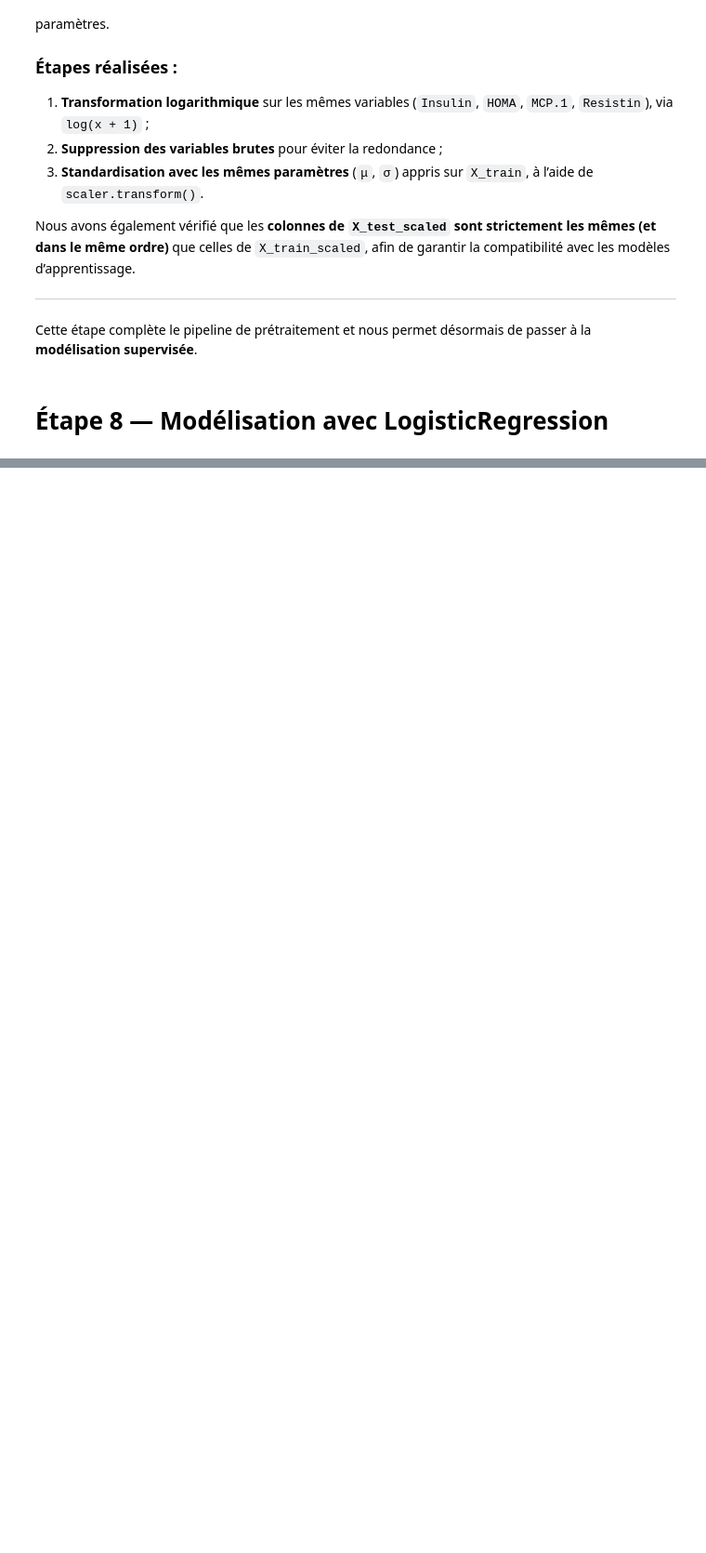
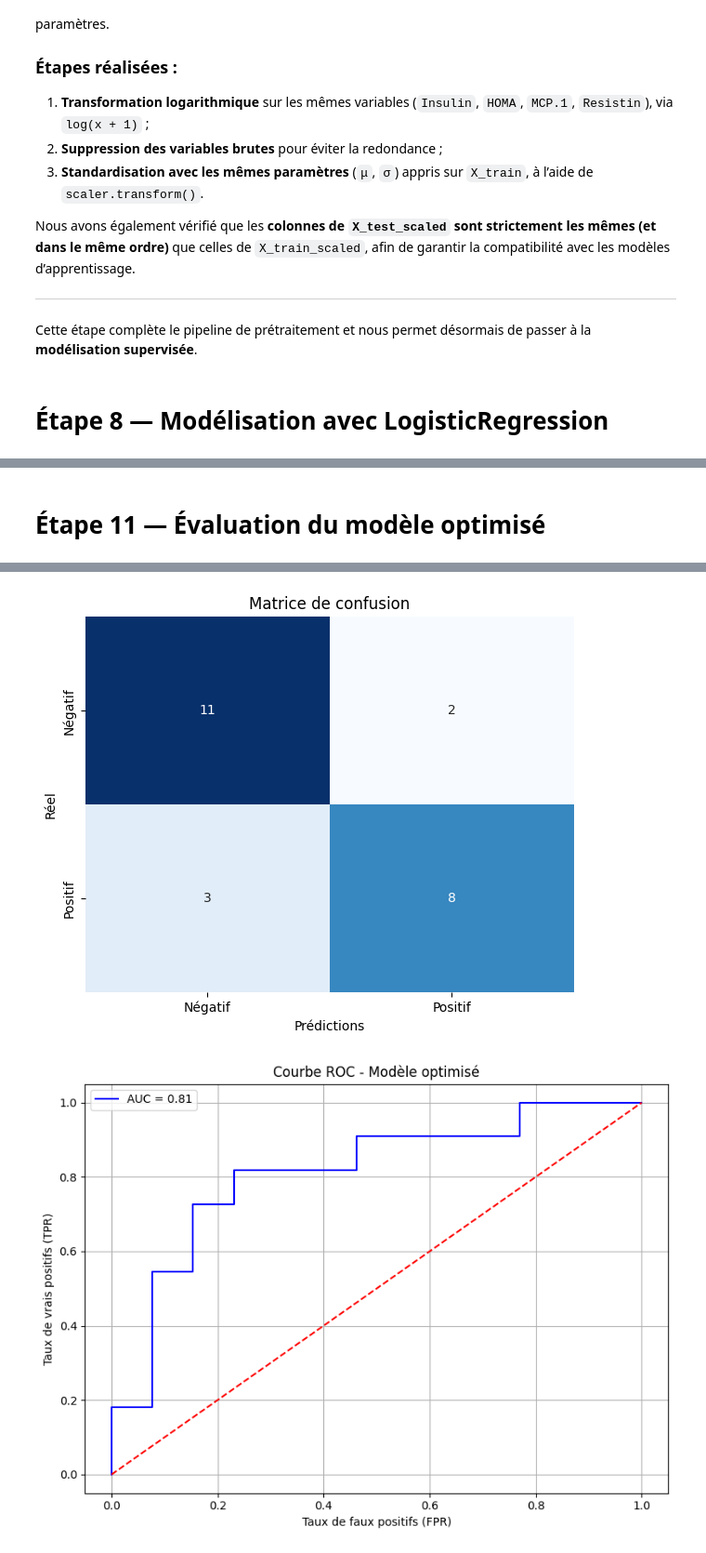
Before and after one commit to ErwanR123/breast-cancer-detection, a Jupyter notebook: logistic_regression.ipynb, the cells around one changed output, grey strips where cells are left out. Shown at 93% size. Drawn from its saved outputs; the diff is of its cells as text; code cells hidden in the pictures; blank space fills up the shorter version.

```diff
--- a/logistic_regression.ipynb
+++ b/logistic_regression.ipynb
@@ -894,0 +635,20 @@ Modèle régularisé     0.792     0.762  0.811
+# %%
+from sklearn.model_selection import GridSearchCV
+
+# Grille d’hyperparamètres
+param_grid = {
+    'penalty': ['l1', 'l2'],
+    'C': np.logspace(-2, 4, 10),  # de 0.01 à 10000 (échelle log)
+    'solver': ['liblinear']  # nécessaire pour 'l1'
+}
+
+# Initialisation du modèle + recherche par validation croisée
+logreg_grid = LogisticRegression(random_state=42, max_iter=1000)
+grid_search = GridSearchCV(logreg_grid, param_grid, cv=10, scoring='f1')
+grid_search.fit(X_train_scaled, y_train)
+
+# Meilleur modèle
+best_logreg = grid_search.best_estimator_
+
+print("Best parameters :", grid_search.best_params_)
+print("Best F1-score (cross-val) :", round(grid_search.best_score_, 3))
@@ -894,0 +705,42 @@ Modèle régularisé     0.792     0.762  0.811
+# %% [markdown]
+# Étape 11 — Évaluation du modèle optimisé
+# %%
+from sklearn.metrics import confusion_matrix, roc_curve, auc
+
+# Prédictions
+y_pred_best = best_logreg.predict(X_test_scaled)
+
+# Évaluation globale
+print("\nÉvaluation sur le jeu de test :")
+print("Accuracy :", round(accuracy_score(y_test, y_pred_best), 3))
+print("F1-score :", round(f1_score(y_test, y_pred_best), 3))
+print("\nClassification Report :")
+print(classification_report(y_test, y_pred_best))
+
+# Matrice de confusion
+cm = confusion_matrix(y_test, y_pred_best)
+plt.figure(figsize=(6, 5))
+sns.heatmap(cm, annot=True, fmt='d', cmap='Blues', cbar=False,
+            xticklabels=['Négatif', 'Positif'], yticklabels=['Négatif', 'Positif'])
+plt.title("Matrice de confusion")
+plt.xlabel("Prédictions")
+plt.ylabel("Réel")
+plt.tight_layout()
+plt.show()
+
+# Courbe ROC et AUC
+y_proba_best = best_logreg.predict_proba(X_test_scaled)[:, 1]
+fpr, tpr, thresholds = roc_curve(y_test, y_proba_best)
+roc_auc = auc(fpr, tpr)
+
+plt.figure(figsize=(8, 6))
+plt.plot(fpr, tpr, label=f'AUC = {roc_auc:.2f}', color='blue')
+plt.plot([0, 1], [0, 1], linestyle='--', color='red')
+plt.title("Courbe ROC - Modèle optimisé")
+plt.xlabel("Taux de faux positifs (FPR)")
+plt.ylabel("Taux de vrais positifs (TPR)")
+plt.grid(True)
+plt.legend()
+plt.tight_layout()
+plt.show()
+# %% [output]
@@ -894,0 +760,2 @@ Modèle régularisé     0.792     0.762  0.811
+[figure, added]
+[figure, added]
```
Also changed, not shown: parts of 27 cells of this notebook.
